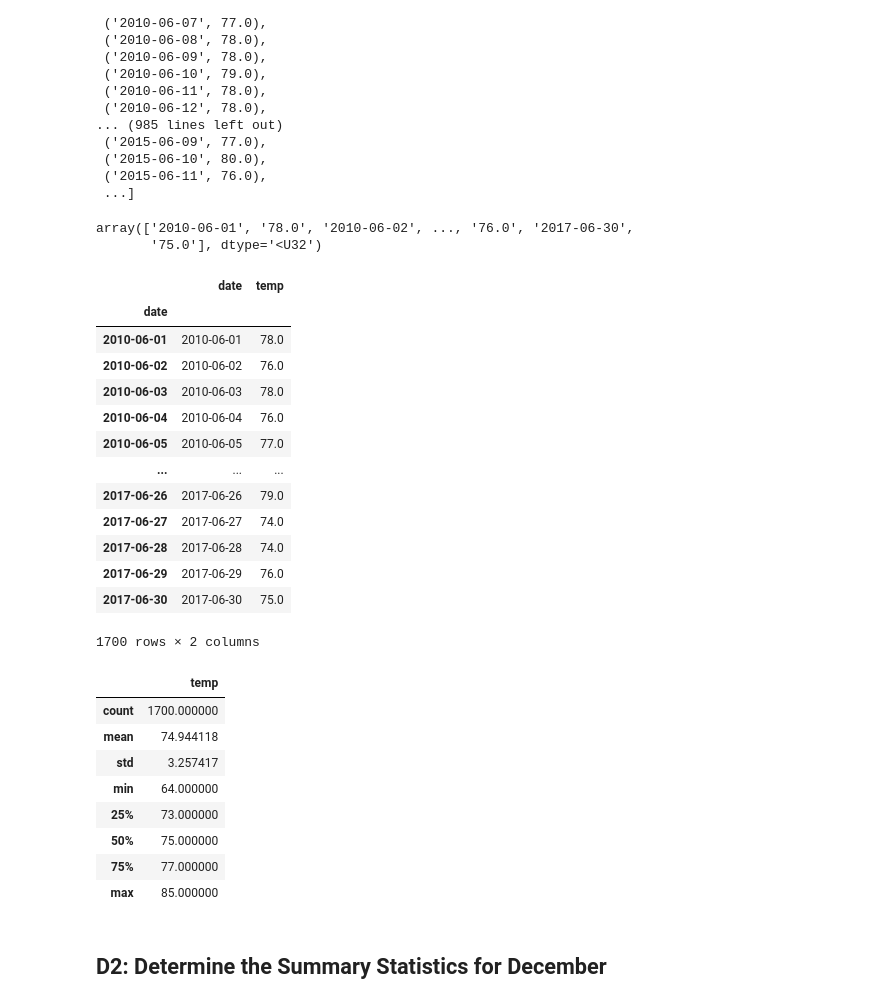
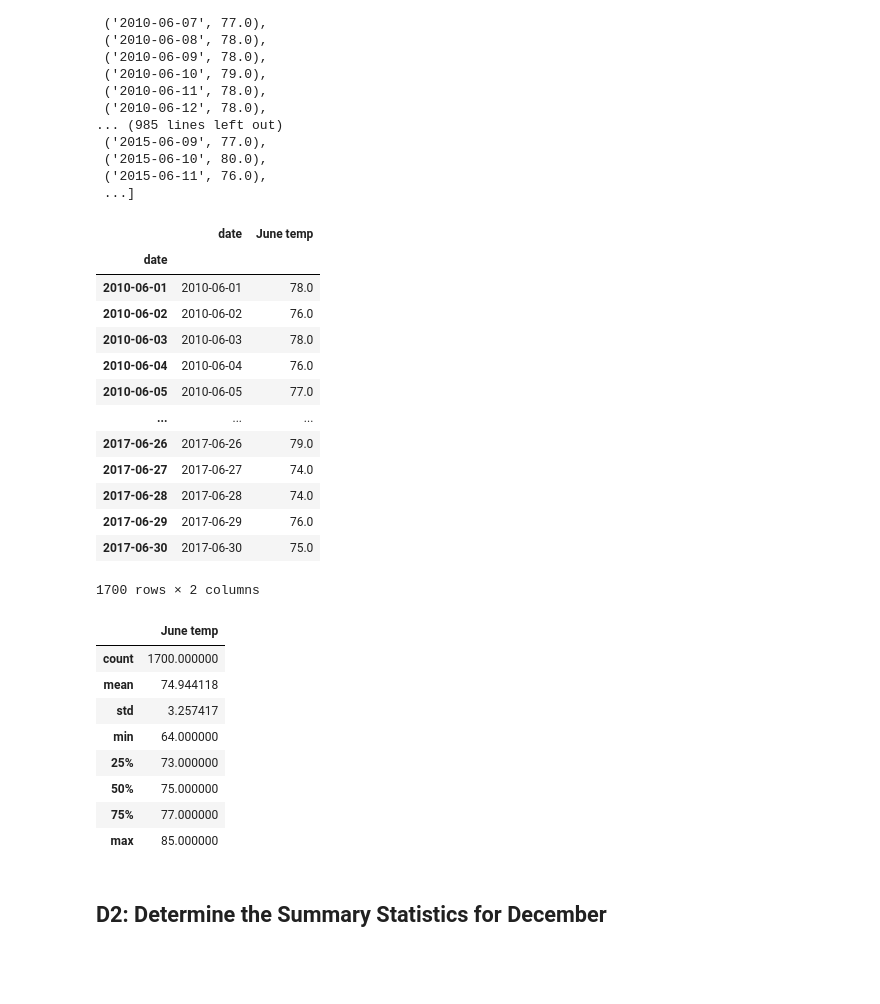
Before and after one commit to skhidrapure/surfs_up, a Jupyter notebook: SurfsUp_Challenge.ipynb, the cells around one changed output. Drawn from its saved outputs; the diff is of its cells as text; code cells hidden in the pictures; blank space fills up the shorter version.

```diff
--- a/SurfsUp_Challenge.ipynb
+++ b/SurfsUp_Challenge.ipynb
@@ -53,18 +53,15 @@ filter(extract('month', Measurement.date)==6).all()
 results = session.query(Measurement.date, Measurement.tobs).\
 filter(extract('month', Measurement.date)==6).all()
 
-listnp.ravel(results)
+#listnp.ravel(results)
-# %% [output]
-array(['2010-06-01', '78.0', '2010-06-02', ..., '76.0', '2017-06-30',
-       '75.0'], dtype='<U32')
 # %%
 # 4. Create a DataFrame from the list of temperatures for the month of June.
 import pandas as pd
-df = pd.DataFrame(results, columns=['date', 'temp'])
+df = pd.DataFrame(results, columns=['date', 'June temp'])
 df.set_index(df['date'], inplace=True)
 df
 # %% [output]
-|  | date | temp |
+|  | date | June temp |
 | date |  |  |
 | 2010-06-01 | 2010-06-01 | 78.0 |
 | 2010-06-02 | 2010-06-02 | 76.0 |
@@ -82,7 +79,7 @@ df
 # 5. Calculate and print out the summary statistics for the June temperature DataFrame.
 df.describe()
 # %% [output]
-|  | temp |
+|  | June temp |
 | count | 1700.000000 |
 | mean | 74.944118 |
 | std | 3.257417 |
```
Also changed, not shown: parts of 2 cells of this notebook, 1 other file.
